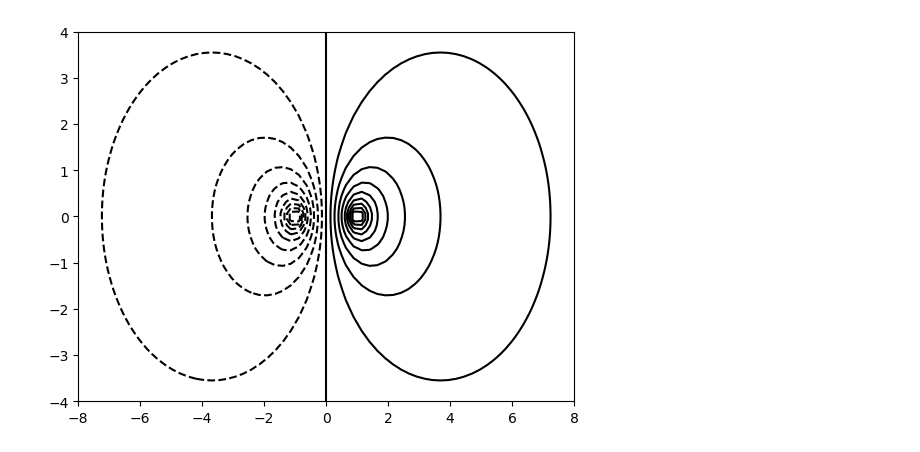
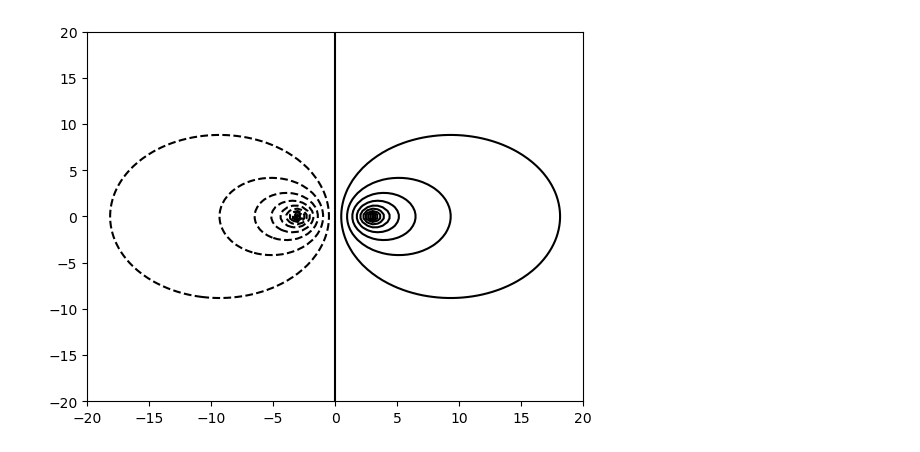
Before and after one commit to pmarg4/LabElectro, a Jupyter notebook: Pràctica 01/Equipotencials.ipynb, the cells around one changed output. Cells and saved outputs as stored; diff of their text form; code cells hidden in the pictures.

```diff
--- a/Pràctica 01/Equipotencials.ipynb
+++ b/Pràctica 01/Equipotencials.ipynb
@@ -10,34 +10,38 @@ from matplotlib import collections  as mc
 # %%
 #Fils
 def V2(x, y):
     r0=1
     L=1
     r=np.sqrt(x**2+y**2)
     V=L/(2*np.pi*ct.epsilon_0)*np.log(r0/r)
 
     return V
 def V1(x, y):
     r0=1
     L=-1
     r=np.sqrt(x**2+y**2)
     V=L/(2*np.pi*ct.epsilon_0)*np.log(r0/r)
 
     return V
-nx, ny = 64, 64
-a=4
-b=8
+nx, ny = 100,100
+a=20
+b=20
+d=3
 x = np.linspace(-b, b, nx)
 y = np.linspace(-a, a, ny)
 X, Y = np.meshgrid(x, y)
 Z1=V1(X+d,Y)
-d=1
 Z2=V2(X-d,Y)
 #Gràfics
 
+dx,dy=np.gradient(Z1+Z2)
+# plt.quiver(X, Y,dx,dy)
+
+
 plt.contour(X,Y,Z1+Z2,20,colors='black')
 plt.show()
 # %% [output]
-[figure, old version]
+[figure, new version]
 # %%
 #Condensador
 h=1
```
Also changed, not shown: parts of 4 cells of this notebook, 17 other files.
